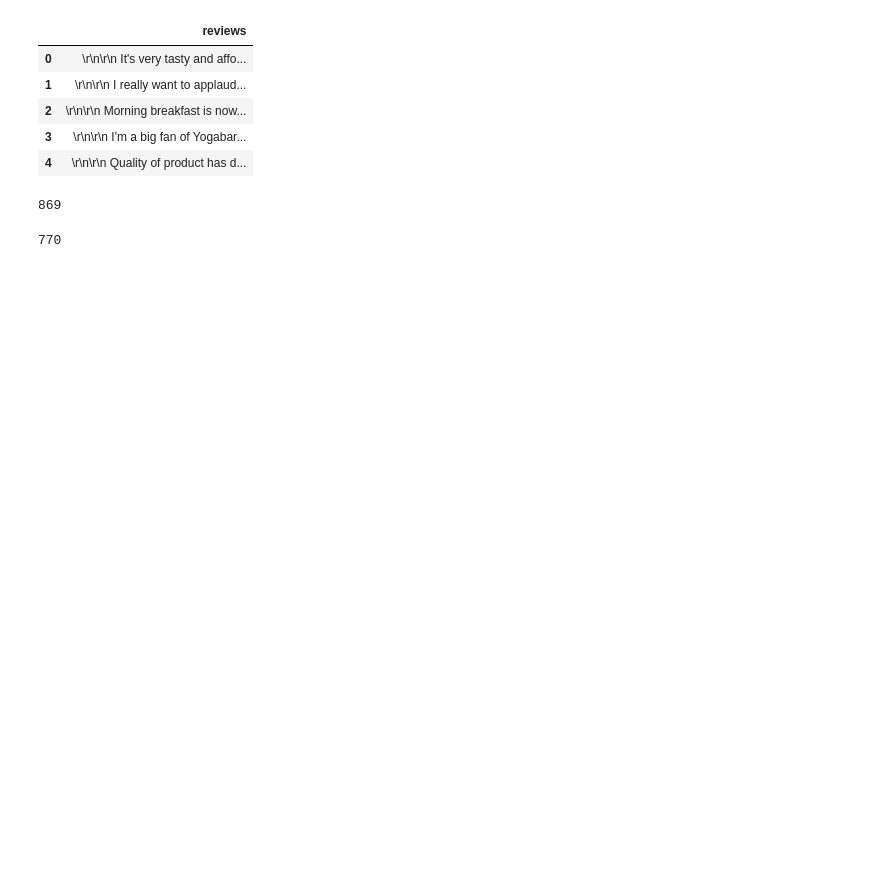
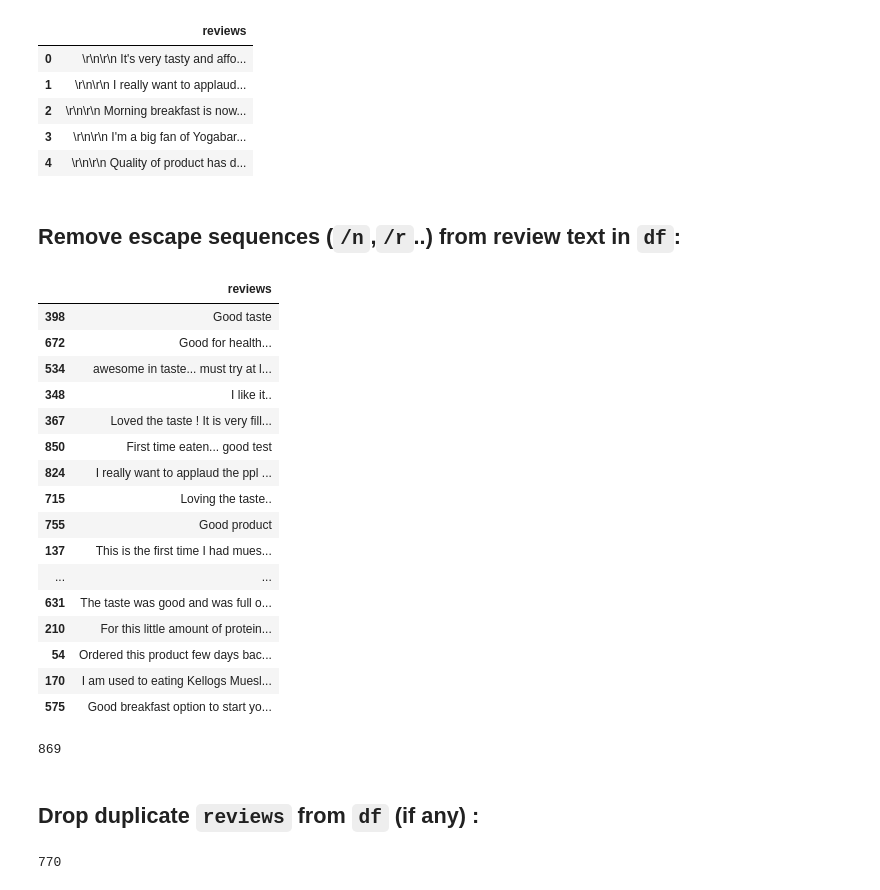
Before and after one commit to suryaptiwary/yogabar, a Jupyter notebook: Solution/analysis/text_sentiment_analysis.ipynb, the cells around one changed output. Saved outputs shown, nothing was run; the diff lists cells and outputs as text; code cells hidden in the pictures; blank space fills up the shorter version.

```diff
--- a/Solution/analysis/text_sentiment_analysis.ipynb
+++ b/Solution/analysis/text_sentiment_analysis.ipynb
@@ -15,13 +17,37 @@ data.head()
 | 2 | \r\n\r\n Morning breakfast is now... |
 | 3 | \r\n\r\n I'm a big fan of Yogabar... |
 | 4 | \r\n\r\n Quality of product has d... |
+# %% [markdown]
+## Remove escape sequences (`/n`,`/r`..) from review text in `df`:
 # %%
 df = data.copy()
 df.replace(to_replace=[r"\\t|\\n|\\r", "\t|\n|\r"], value=["",""], regex=True, inplace=True)
+# %%
+df.sample(20)
+# %% [output]
+|  | reviews |
+| 398 | Good taste |
+| 672 | Good for health... |
+| 534 | awesome in taste... must try at l... |
+| 348 | I like it.. |
+| 367 | Loved the taste ! It is very fill... |
+| 850 | First time eaten... good test |
+| 824 | I really want to applaud the ppl ... |
+| 715 | Loving the taste.. |
+| 755 | Good product |
+| 137 | This is the first time I had mues... |
+| ... | ... |
+| 631 | The taste was good and was full o... |
+| 210 | For this little amount of protein... |
+| 54 | Ordered this product few days bac... |
+| 170 | I am used to eating Kellogs Muesl... |
+| 575 | Good breakfast option to start yo... |
 # %%
 df.size
 # %% [output]
 869
+# %% [markdown]
+## Drop duplicate `reviews` from `df` (if any) :
 # %%
 df.drop_duplicates(subset = "reviews", keep = False, inplace = True)
 # %%
```
Also changed, not shown: parts of 17 cells of this notebook.
